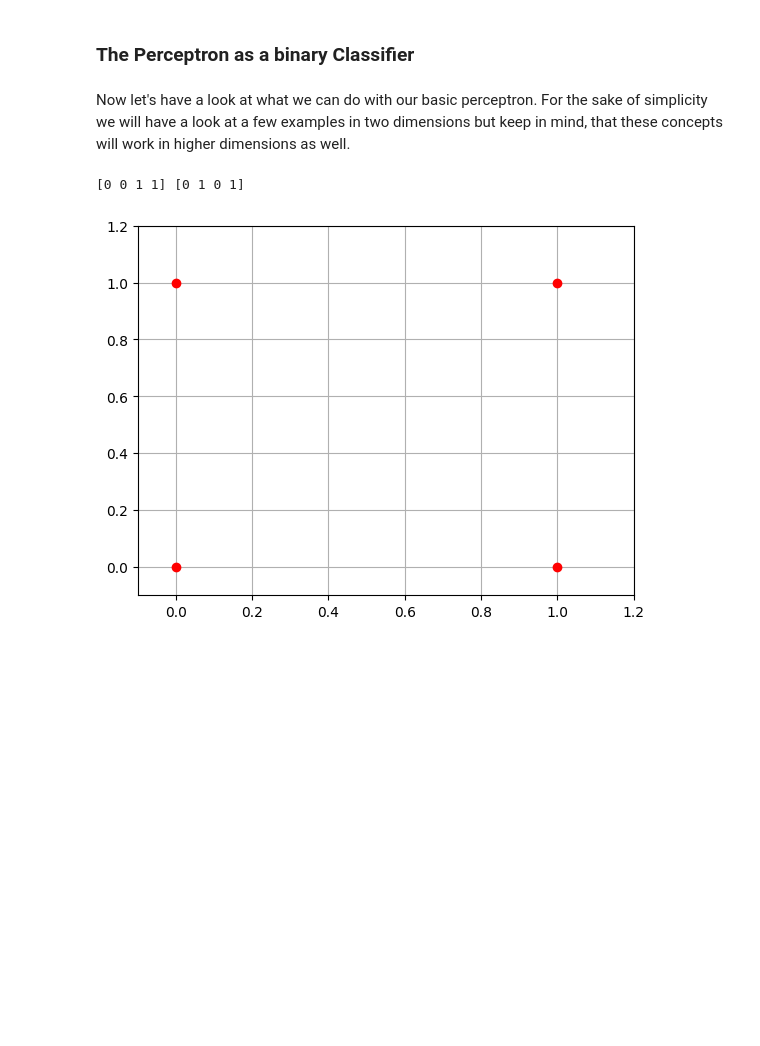
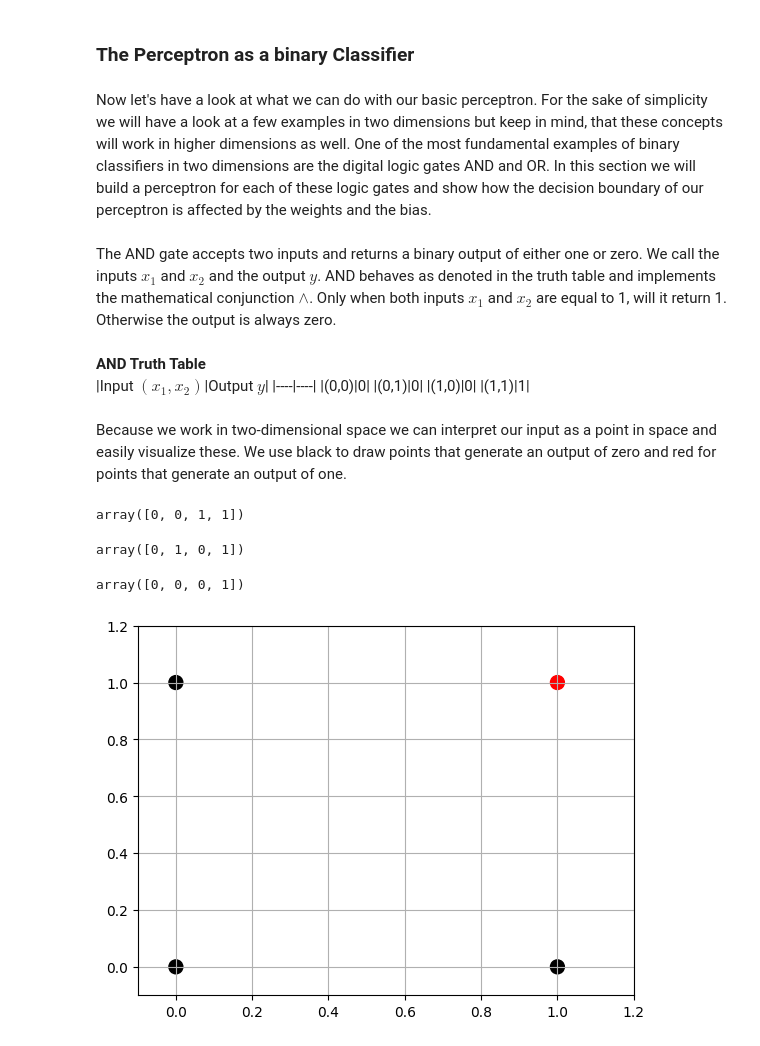
Before and after one commit to 1fancyname/neune, a Jupyter notebook: content/_ch2_the_perceptron/basic_perceptron_py.ipynb, the cells around one changed output. Drawn from its saved outputs; the diff is of its cells as text; code cells hidden in the pictures; blank space fills up the shorter version.

Commit message:
add decision boundary viz

```diff
--- a/content/_ch2_the_perceptron/basic_perceptron_py.ipynb
+++ b/content/_ch2_the_perceptron/basic_perceptron_py.ipynb
@@ -174,4 +176,4 @@ Noticed how before updating the inputs, the weights vector had more elements tha
 # %% [markdown]
 ### The Perceptron as a binary Classifier
 # %% [markdown]
-Now let's have a look at what we can do with our basic perceptron. For the sake of simplicity we will have a look at a few examples in two dimensions but keep in mind, that these concepts will work in higher dimensions as well.
+Now let's have a look at what we can do with our basic perceptron. For the sake of simplicity we will have a look at a few examples in two dimensions but keep in mind, that these concepts will work in higher dimensions as well. One of the most fundamental examples of binary classifiers in two dimensions are the digital logic gates AND and OR. In this section we will build a perceptron for each of these logic gates and show how the decision boundary of our perceptron is affected by the weights and the bias.
@@ -180,14 +180,31 @@ import matplotlib.pyplot as plt
+# %% [markdown]
+The AND gate accepts two inputs and returns a binary output of either one or zero. We call the inputs $x_1$ and $x_2$ and the output $y$. AND behaves as denoted in the truth table and implements the mathematical conjunction $\land$. Only when both inputs $x_1$ and $x_2$ are equal to 1, will it return 1. Otherwise the output is always zero.
+# %% [markdown]
+**AND Truth Table**
+|Input $(x_1,x_2)$|Output $y$|
+|----|----|
+|(0,0)|0|
+|(0,1)|0|
+|(1,0)|0|
+|(1,1)|1|
+# %% [markdown]
+Because we work in two-dimensional space we can interpret our input as a point in space and easily visualize these. We use black to draw points that generate an output of zero and red for points that generate an output of one.
 # %%
-# coordinates of our sample points in 2D
+# coordinates of our points from the truth table
 x1, x2 = np.array([[0,0], [0,1], [1,0], [1,1]]).T
-print(x1, x2)
+# target labels (corresponding output from truth table)
+y = np.array([0, 0, 0, 1])
+display(x1, x2, y)
+# map colors to target vector
+colors = np.where(y == 1, "red", "black")
+# plotting points in 2D
+plt.scatter(x1, x2, c=colors, s=100)
+plt.xlim((-0.1, 1.2))
+plt.ylim((-0.1, 1.2))
+plt.grid()
+plt.show()
 # %% [output]
-[0 0 1 1] [0 1 0 1]
+array([0, 0, 1, 1])
+array([0, 1, 0, 1])
+array([0, 0, 0, 1])
+[figure, added]
-# %%
-# plotting points
-plt.plot(x1, x2, "ro")
-plt.xlim((-0.1, 1.2))
-plt.ylim((-0.1, 1.2))
-plt.grid()
-# %% [output]
-[figure, removed]
```
Also changed, not shown: parts of 19 cells of this notebook, 3 other files.
